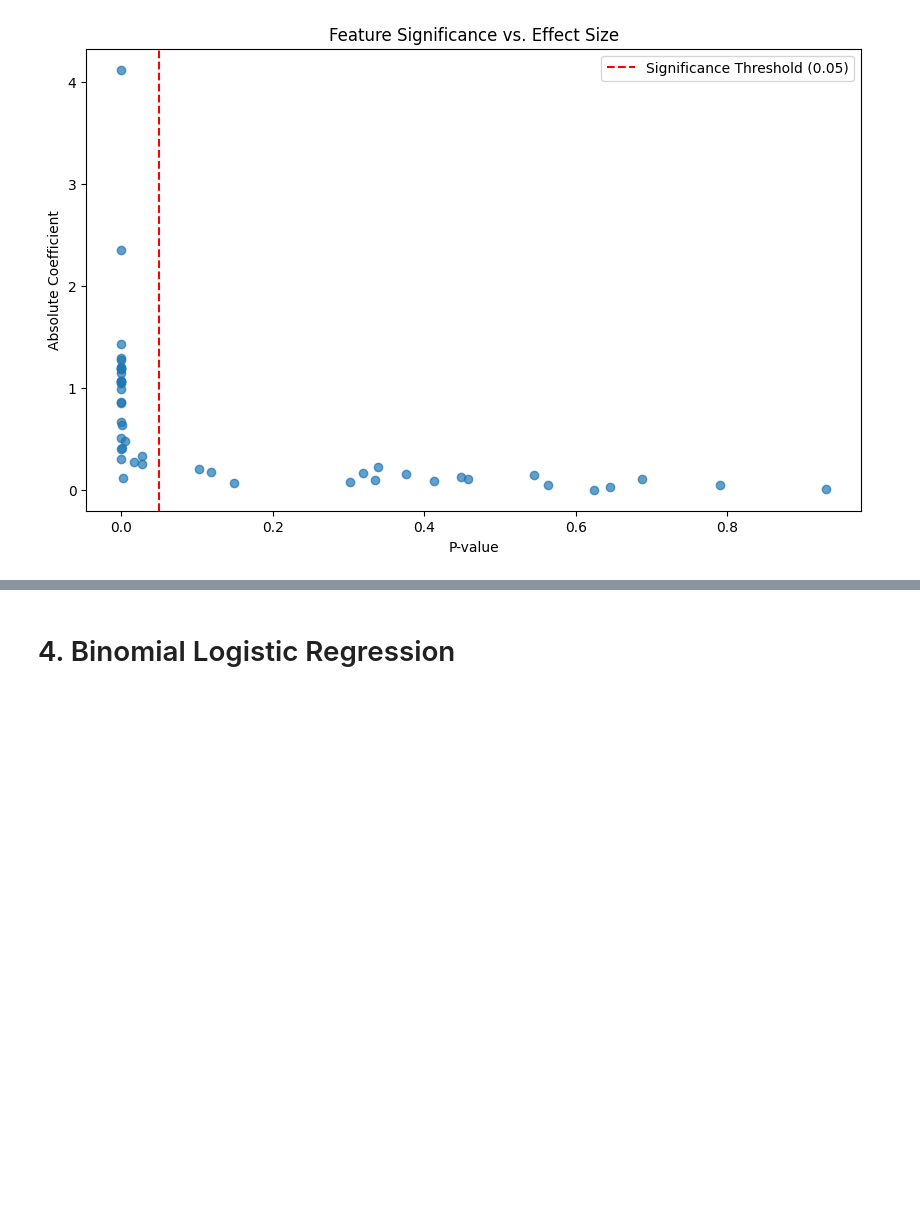
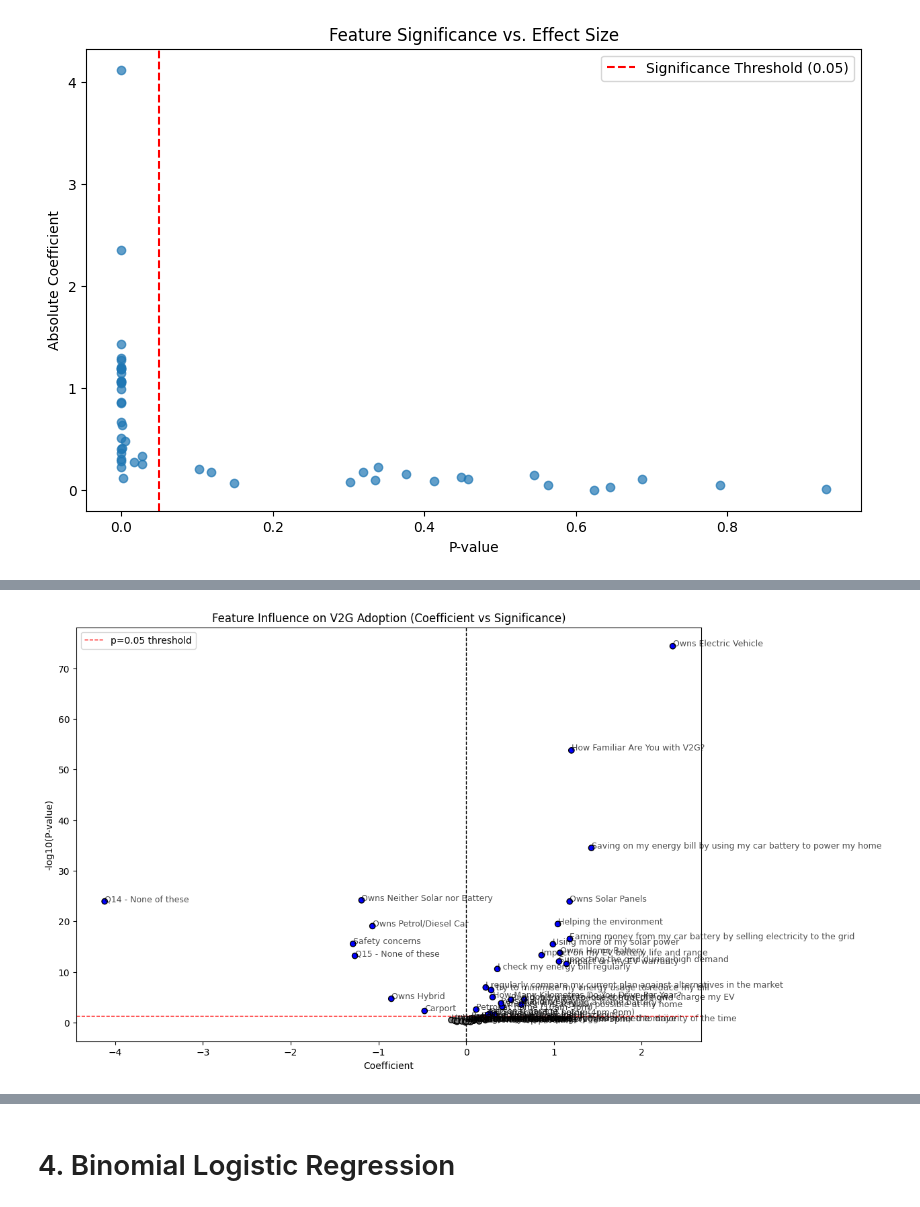
Before and after one commit to bernardomendonca/v2g-survey-analysis, a Jupyter notebook: 3_logistic_regression.ipynb, the cells around one changed output, grey strips where cells are left out. Drawn from its saved outputs; the diff is of its cells as text; code cells hidden in the pictures; blank space fills up the shorter version.

```diff
--- a/3_logistic_regression.ipynb
+++ b/3_logistic_regression.ipynb
@@ -212,7 +204,8 @@ features_to_select = (
     q6a_plughyb +
     parking +
     benefits_v2g +
-    concerns_v2g
+    concerns_v2g +
+    energ_literacy
 )
 # %%
 df[target_variable] = df[target_variable].apply(text_to_code_q10_2_binary)
@@ -594,0 +428,30 @@ plt.show()
+# %%
+import numpy as np
+import matplotlib.pyplot as plt
+
+# Compute -log(p-value) for better visualization
+results_df["-log(p)"] = -np.log10(results_df["P-value"])
+
+# Define colors based on significance threshold (p < 0.05)
+colors = ["blue" if p < 0.05 else "gray" for p in results_df["P-value"]]
+
+# Create scatter plot
+plt.figure(figsize=(12, 8))
+plt.scatter(results_df["Coefficient"], results_df["-log(p)"], c=colors, edgecolors="black")
+
+# Add labels for key points
+for i, txt in enumerate(results_df["Feature"]):
+    plt.annotate(txt, (results_df["Coefficient"].iloc[i], results_df["-log(p)"].iloc[i]), fontsize=9, alpha=0.7)
+
+# Reference lines
+plt.axvline(0, color="black", linestyle="--", linewidth=1)  # Vertical line at zero coefficient
+plt.axhline(-np.log10(0.05), color="red", linestyle="--", linewidth=1, label="p=0.05 threshold")  # Horizontal line at p=0.05
+
+# Labels & title
+plt.xlabel("Coefficient")
+plt.ylabel("-log10(P-value)")
+plt.title("Feature Influence on V2G Adoption (Coefficient vs Significance)")
+plt.legend()
+plt.show()
+# %% [output]
+[figure, added]
```
Also changed, not shown: parts of 65 cells of this notebook, 14 other files.
